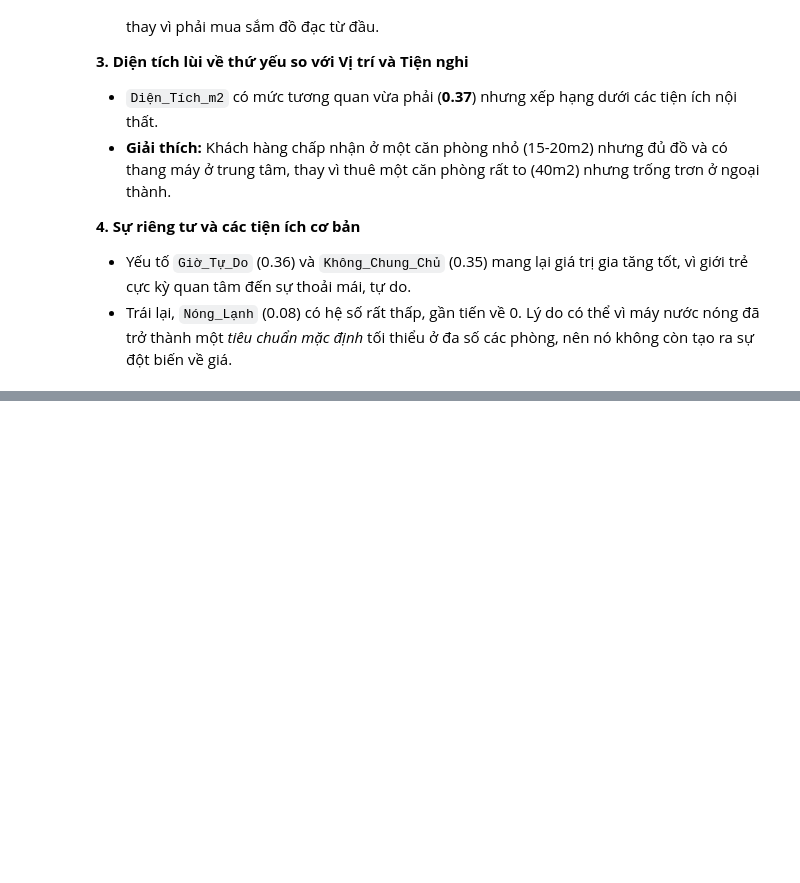
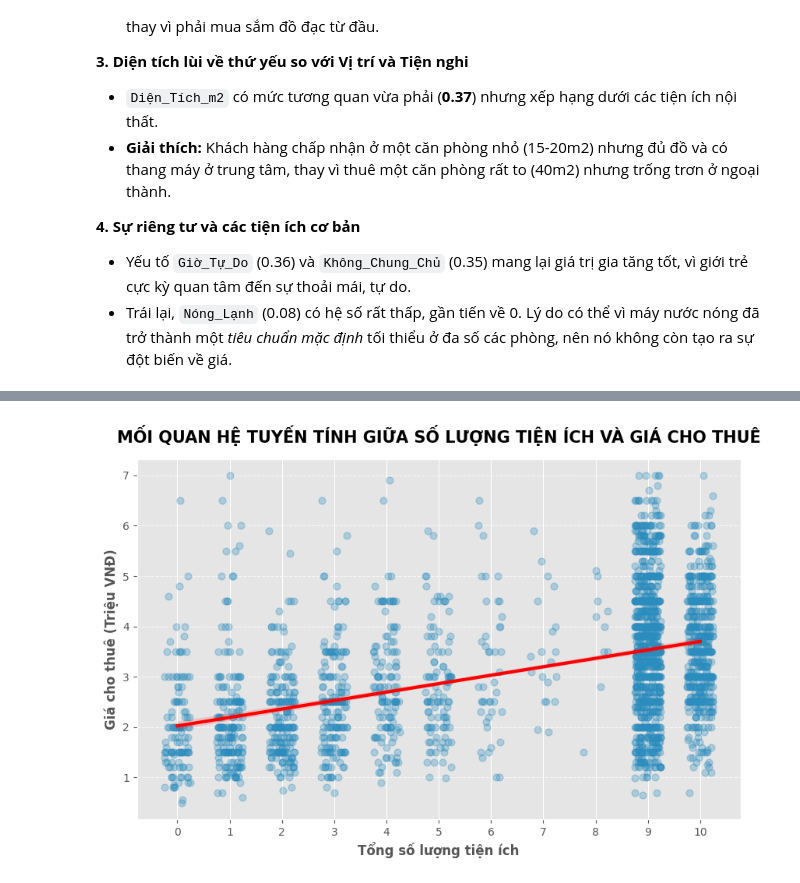
Before and after one commit to hnagnurtme/Roomalyzer, a Jupyter notebook: src/phongtro_data_analysis.ipynb, the cells around one changed output, grey strips where cells are left out. Saved outputs shown, nothing was run; the diff lists cells and outputs as text; code cells hidden in the pictures; blank space fills up the shorter version.

```diff
--- a/src/phongtro_data_analysis.ipynb
+++ b/src/phongtro_data_analysis.ipynb
@@ -695,0 +717,31 @@ Bảng xếp hạng các yếu tố ảnh hưởng đến giá cho thuê phòng:
+# %%
+import matplotlib.pyplot as plt
+import seaborn as sns
+import numpy as np
+
+# Danh sách 10 cột tiện ích đã trích xuất
+utility_cols = ['Máy_Lạnh', 'Nóng_Lạnh', 'Thang_Máy', 'Tủ_Lạnh', 'Máy_Giặt',
+                'Đầy_Đủ_Nội_Thất', 'Có_Gác_Lửng', 'Bảo_Vệ_An_Ninh', 'Giờ_Tự_Do', 'Không_Chung_Chủ']
+
+if 'Tổng_Tiện_Ích' not in df_clean.columns:
+    df_clean['Tổng_Tiện_Ích'] = df_clean[utility_cols].sum(axis=1)
+
+# Vẽ biểu đồ quan hệ tuyến tính
+plt.figure(figsize=(10, 6))
+
+sns.regplot(data=df_clean, x='Tổng_Tiện_Ích', y='Giá_Cho_Thuê',
+            scatter_kws={'alpha': 0.3, 'color': '#2b8cbe', 's': 40},
+            line_kws={'color': 'red', 'linewidth': 3},
+            x_jitter=0.25)
+
+# nhãn và tiêu đề
+plt.title('MỐI QUAN HỆ TUYẾN TÍNH GIỮA SỐ LƯỢNG TIỆN ÍCH VÀ GIÁ CHO THUÊ', fontsize=15, fontweight='bold', pad=15)
+plt.xlabel('Tổng số lượng tiện ích', fontsize=12, fontweight='bold')
+plt.ylabel('Giá cho thuê (Triệu VNĐ)', fontsize=12, fontweight='bold')
+
+plt.xticks(np.arange(0, 11, 1))
+plt.grid(axis='y', linestyle='--', alpha=0.7)
+
+plt.show()
+# %% [output]
+[figure, added]
```
Also changed, not shown: parts of 21 cells of this notebook.
